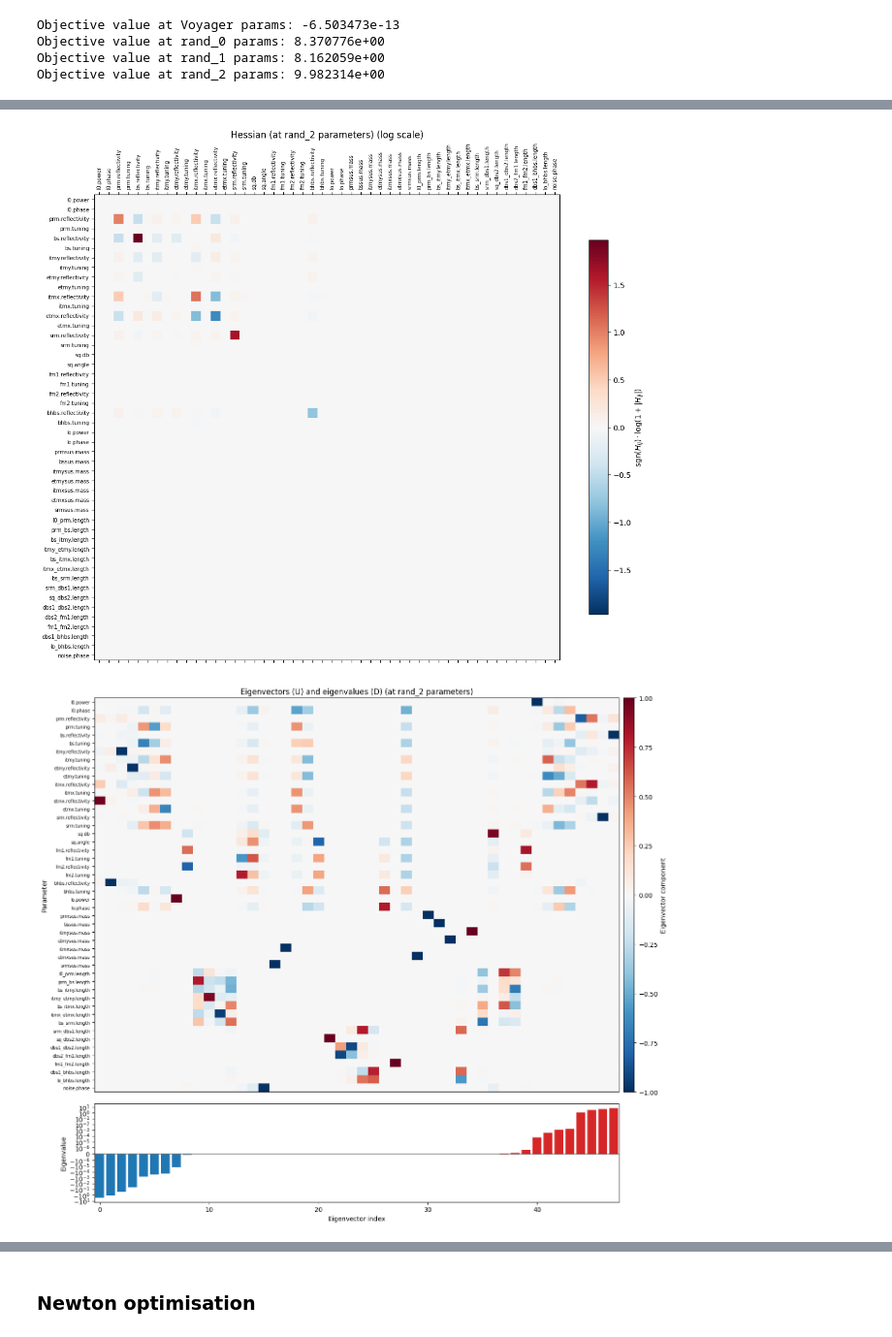
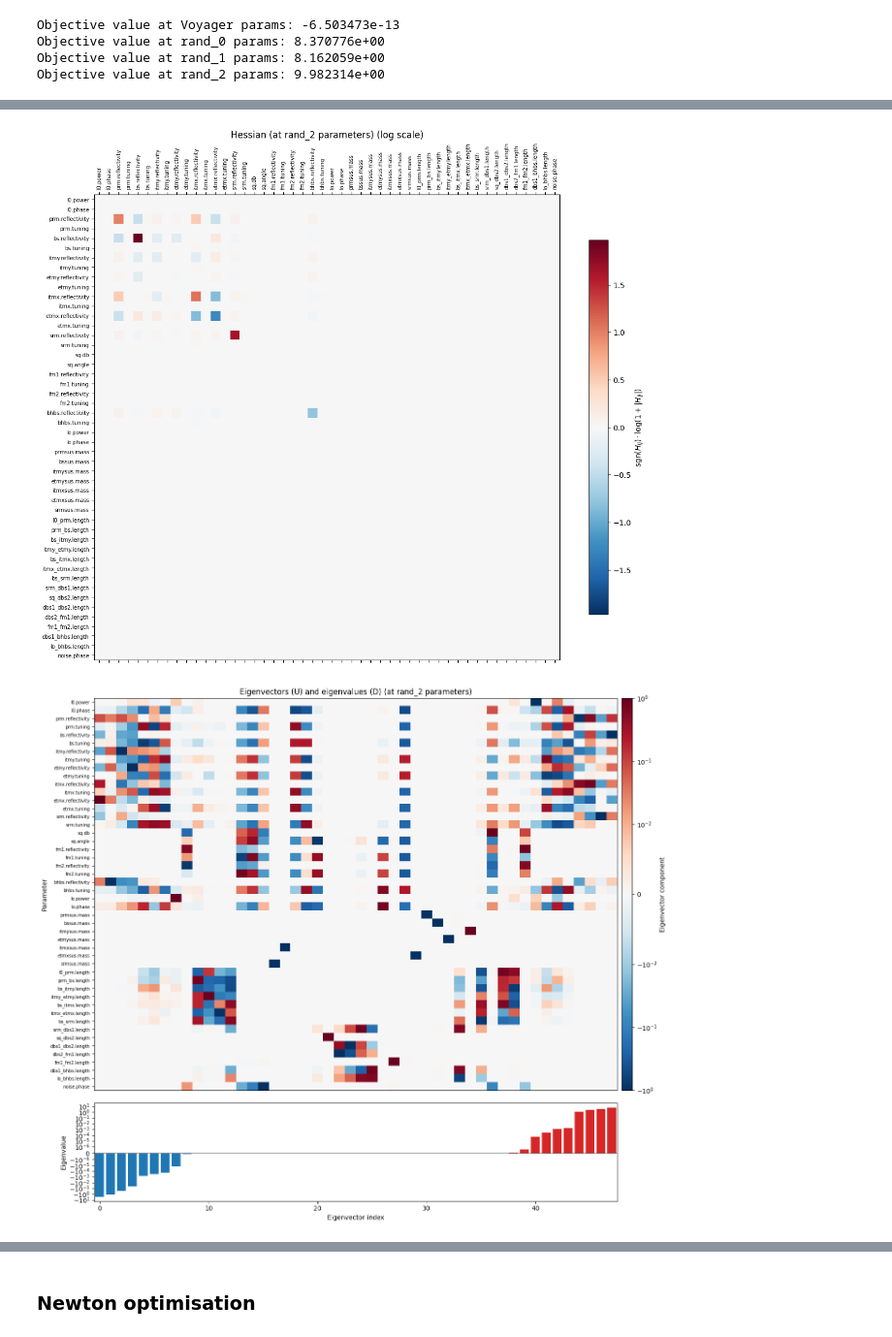
Before and after one commit to artificial-scientist-lab/Differometor-Benchmark, a Jupyter notebook: hessian_investigation/hessian_investigation.ipynb, the cells around one changed output, grey strips where cells are left out. Shown at 97% size. Drawn from its saved outputs; the diff is of its cells as text; code cells hidden in the pictures.

Commit message:
More plot tweaks

```diff
--- a/hessian_investigation/hessian_investigation.ipynb
+++ b/hessian_investigation/hessian_investigation.ipynb
@@ -259,11 +259,11 @@ obj_fn = vp.objective_function
 obj_grad = jax.jit(jax.grad(obj_fn))
 obj_hessian = jax.jit(jax.hessian(obj_fn))
 # %%
+from mpl_toolkits.axes_grid1 import make_axes_locatable
 from matplotlib.colors import SymLogNorm
-from mpl_toolkits.axes_grid1 import make_axes_locatable
 
 
-def plot_hessian(hess, labels, name, title_suffix=""):
+def plot_hessian(hess, labels, name, title_suffix="", save=False):
     """Plot Hessian analysis: linear, symlog, and eigendecomposition.
 
     Args:
@@ -290,7 +290,8 @@ def plot_hessian(hess, labels, name, title_suffix=""):
     ax.set_yticklabels(labels, fontsize=7)
     ax.set_title(f"Hessian{title_tag}")
     plt.tight_layout()
-    plt.savefig(f"{name}_hessian.pdf")
+    if save:
+        plt.savefig(f"{name}_hessian.pdf")
     plt.show()
 
     # 2. sign * log1p scale (adapts to any range automatically)
@@ -310,7 +311,8 @@ def plot_hessian(hess, labels, name, title_suffix=""):
     ax.set_yticklabels(labels, fontsize=7)
     ax.set_title(f"Hessian{title_tag} (log scale)")
     plt.tight_layout()
-    plt.savefig(f"{name}_hessian_log.pdf")
+    if save:
+        plt.savefig(f"{name}_hessian_log.pdf")
     plt.show()
 
     # 3. Eigendecomposition
@@ -330,12 +332,12 @@ def plot_hessian(hess, labels, name, title_suffix=""):
     im = ax_u.imshow(
         U,
         cmap="RdBu_r",
-        vmin=-umax,
-        vmax=umax,
+        norm=SymLogNorm(linthresh=1e-2, vmin=-umax, vmax=umax),
         aspect="auto",
         extent=[-0.5, n - 0.5, n - 0.5, -0.5],
         interpolation="nearest",
     )
+
     divider = make_axes_locatable(ax_u)
     cax = divider.append_axes("right", size="2%", pad=0.1)
     fig.colorbar(im, cax=cax, label="Eigenvector component")
@@ -359,7 +361,8 @@ def plot_hessian(hess, labels, name, title_suffix=""):
     cax_d.set_visible(False)
 
     plt.tight_layout()
-    plt.savefig(f"{name}_hessian_eigendecomp.pdf")
+    if save:
+        plt.savefig(f"{name}_hessian_eigendecomp.pdf")
     plt.show()
 
     # Print summary
@@ -395,12 +398,16 @@ Objective value at rand_2 params: 9.982314e+00
 # %%
 labels = [f"{c}.{p}" for c, p in vp.optimization_pairs]
 D, U = plot_hessian(
-    rand_two_hess, labels, name="rand_2", title_suffix="at rand_2 parameters"
+    rand_two_hess,
+    labels,
+    name="rand_2",
+    title_suffix="at rand_2 parameters",
+    save=True,
 )
 # %% [output]
 [figure]
 [figure]
-[figure, old version]
+[figure, new version]
 Eigenvalue summary: 21 negative, 32 near-zero (<1e-6), 27 positive
 Range: [-2.9465e+00, 6.2991e+00]
 Sorted Eigvals: [-2.94653253e+00 -1.18276590e+00 -2.86590069e-01 -4.84773939e-02
```
Also changed, not shown: parts of 1 cell of this notebook, 12 other files.
